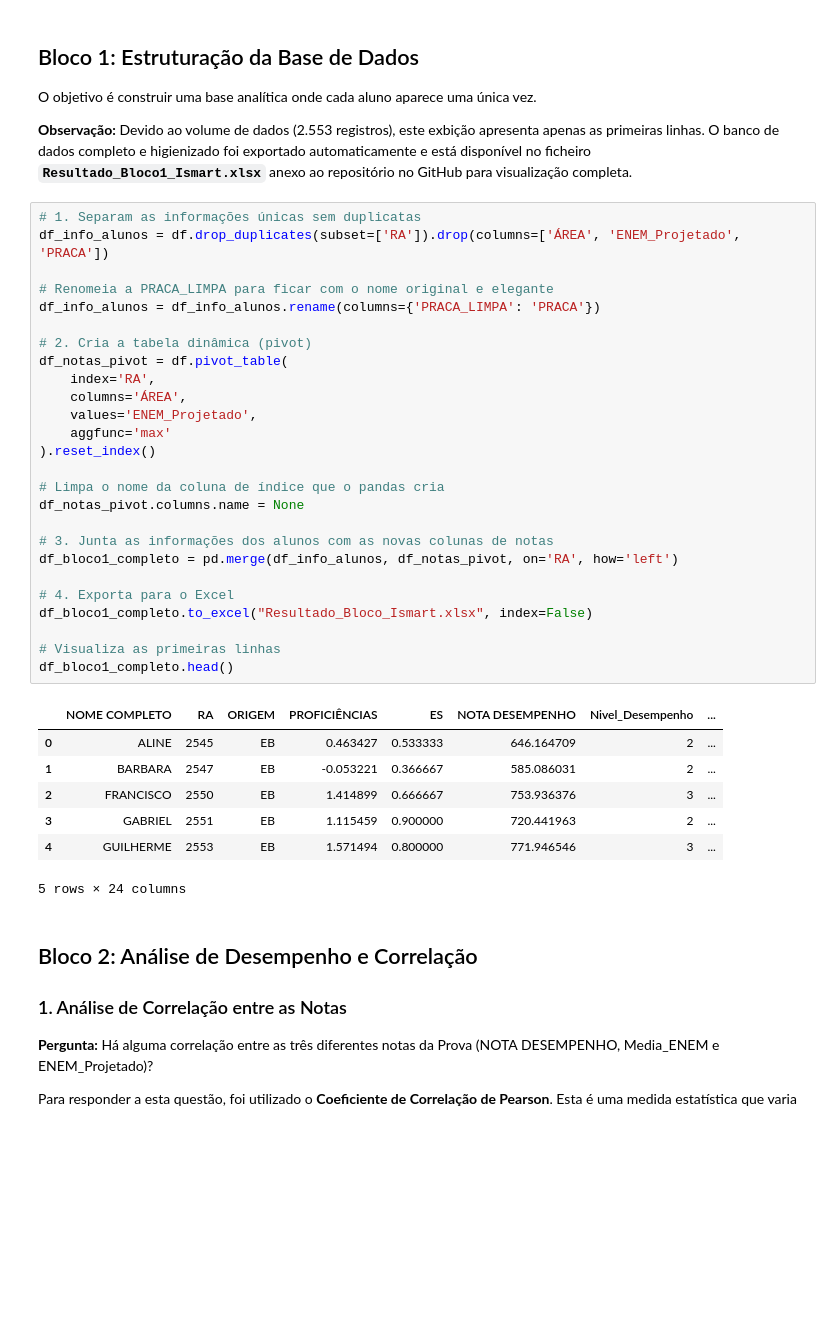
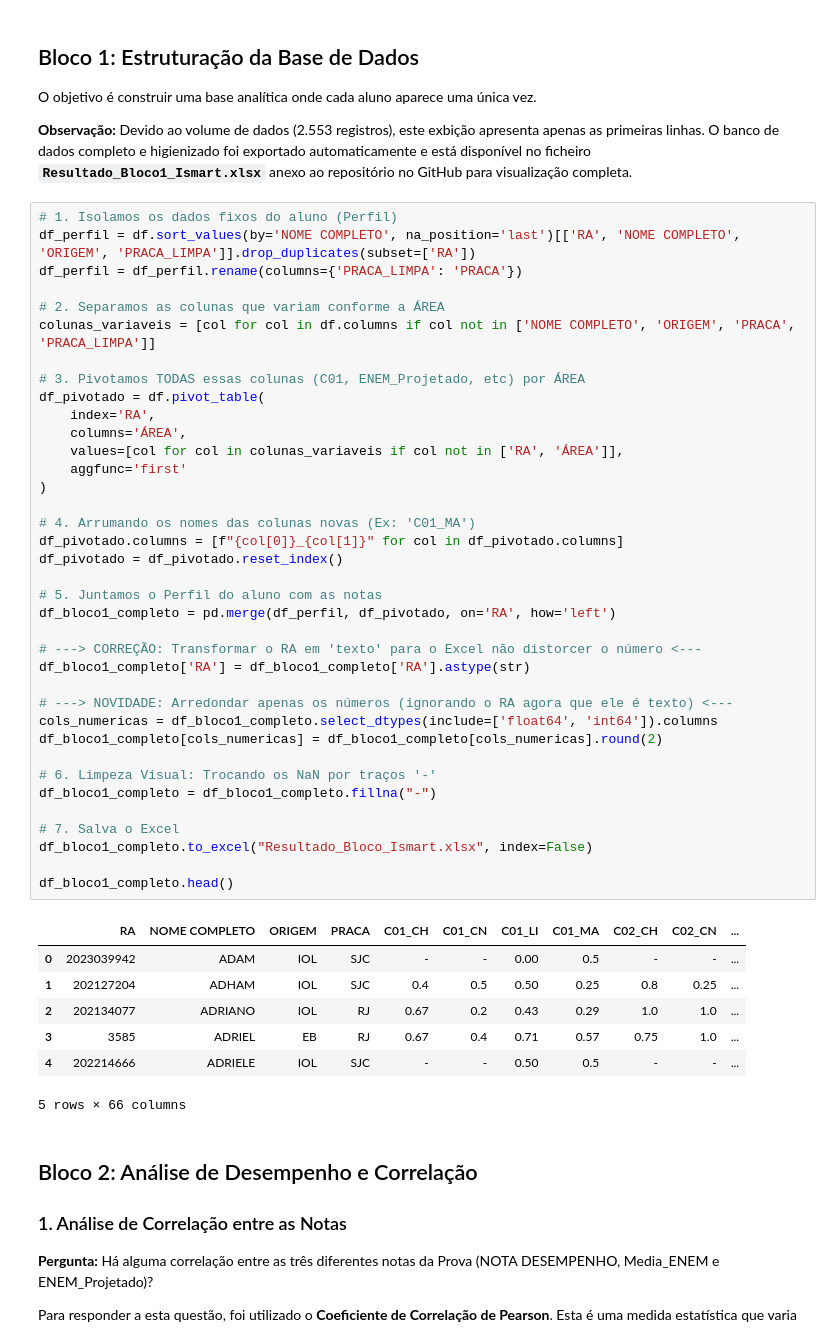
Before and after one commit to jlucasslima/case-ismart, a Jupyter notebook: case_ismart.ipynb, the cells around one changed output. Drawn from its saved outputs; the diff is of its cells as text; blank space fills up the shorter version.

Commit message:
Tratamento de dados

```diff
--- a/case_ismart.ipynb
+++ b/case_ismart.ipynb
@@ -34,39 +34,50 @@ O objetivo é construir uma base analítica onde cada aluno aparece uma única v
 
 **Observação:** Devido ao volume de dados (2.553 registros), este exbição apresenta apenas as primeiras linhas. O banco de dados completo e higienizado foi exportado automaticamente e está disponível no ficheiro **`Resultado_Bloco1_Ismart.xlsx`** anexo ao repositório no GitHub para visualização completa.
 # %%
-# 1. Separam as informações únicas sem duplicatas
-df_info_alunos = df.drop_duplicates(subset=['RA']).drop(columns=['ÁREA', 'ENEM_Projetado', 'PRACA'])
+# 1. Isolamos os dados fixos do aluno (Perfil)
+df_perfil = df.sort_values(by='NOME COMPLETO', na_position='last')[['RA', 'NOME COMPLETO', 'ORIGEM', 'PRACA_LIMPA']].drop_duplicates(subset=['RA'])
+df_perfil = df_perfil.rename(columns={'PRACA_LIMPA': 'PRACA'})
 
-# Renomeia a PRACA_LIMPA para ficar com o nome original e elegante
-df_info_alunos = df_info_alunos.rename(columns={'PRACA_LIMPA': 'PRACA'})
+# 2. Separamos as colunas que variam conforme a ÁREA
+colunas_variaveis = [col for col in df.columns if col not in ['NOME COMPLETO', 'ORIGEM', 'PRACA', 'PRACA_LIMPA']]
 
-# 2. Cria a tabela dinâmica (pivot)
-df_notas_pivot = df.pivot_table(
+# 3. Pivotamos TODAS essas colunas (C01, ENEM_Projetado, etc) por ÁREA
+df_pivotado = df.pivot_table(
     index='RA',
     columns='ÁREA',
-    values='ENEM_Projetado',
-    aggfunc='max'
-).reset_index()
+    values=[col for col in colunas_variaveis if col not in ['RA', 'ÁREA']],
+    aggfunc='first'
+)
 
-# Limpa o nome da coluna de índice que o pandas cria
-df_notas_pivot.columns.name = None
+# 4. Arrumando os nomes das colunas novas (Ex: 'C01_MA')
+df_pivotado.columns = [f"{col[0]}_{col[1]}" for col in df_pivotado.columns]
+df_pivotado = df_pivotado.reset_index()
 
-# 3. Junta as informações dos alunos com as novas colunas de notas
-df_bloco1_completo = pd.merge(df_info_alunos, df_notas_pivot, on='RA', how='left')
+# 5. Juntamos o Perfil do aluno com as notas
+df_bloco1_completo = pd.merge(df_perfil, df_pivotado, on='RA', how='left')
 
-# 4. Exporta para o Excel
+# ---> CORREÇÃO: Transformar o RA em 'texto' para o Excel não distorcer o número <---
+df_bloco1_completo['RA'] = df_bloco1_completo['RA'].astype(str)
+
+# ---> NOVIDADE: Arredondar apenas os números (ignorando o RA agora que ele é texto) <---
+cols_numericas = df_bloco1_completo.select_dtypes(include=['float64', 'int64']).columns
+df_bloco1_completo[cols_numericas] = df_bloco1_completo[cols_numericas].round(2)
+
+# 6. Limpeza Visual: Trocando os NaN por traços '-'
+df_bloco1_completo = df_bloco1_completo.fillna("-")
+
+# 7. Salva o Excel
 df_bloco1_completo.to_excel("Resultado_Bloco_Ismart.xlsx", index=False)
 
-# Visualiza as primeiras linhas
 df_bloco1_completo.head()
 # %% [output]
-|  | NOME COMPLETO | RA | ORIGEM | PROFICIÊNCIAS | ES | NOTA DESEMPENHO | Nivel_Desempenho | ... |
-| 0 | ALINE | 2545 | EB | 0.463427 | 0.533333 | 646.164709 | 2 | ... |
-| 1 | BARBARA | 2547 | EB | -0.053221 | 0.366667 | 585.086031 | 2 | ... |
-| 2 | FRANCISCO | 2550 | EB | 1.414899 | 0.666667 | 753.936376 | 3 | ... |
-| 3 | GABRIEL | 2551 | EB | 1.115459 | 0.900000 | 720.441963 | 2 | ... |
-| 4 | GUILHERME | 2553 | EB | 1.571494 | 0.800000 | 771.946546 | 3 | ... |
+|  | RA | NOME COMPLETO | ORIGEM | PRACA | C01_CH | C01_CN | C01_LI | C01_MA | C02_CH | C02_CN | ... |
+| 0 | 2023039942 | ADAM | IOL | SJC | - | - | 0.00 | 0.5 | - | - | ... |
+| 1 | 202127204 | ADHAM | IOL | SJC | 0.4 | 0.5 | 0.50 | 0.25 | 0.8 | 0.25 | ... |
+| 2 | 202134077 | ADRIANO | IOL | RJ | 0.67 | 0.2 | 0.43 | 0.29 | 1.0 | 1.0 | ... |
+| 3 | 3585 | ADRIEL | EB | RJ | 0.67 | 0.4 | 0.71 | 0.57 | 0.75 | 1.0 | ... |
+| 4 | 202214666 | ADRIELE | IOL | SJC | - | - | 0.50 | 0.5 | - | - | ... |
-5 rows × 24 columns
+5 rows × 66 columns
 # %% [markdown]
 ## Bloco 2: Análise de Desempenho e Correlação
 
```
Also changed, not shown: 2 other files.
